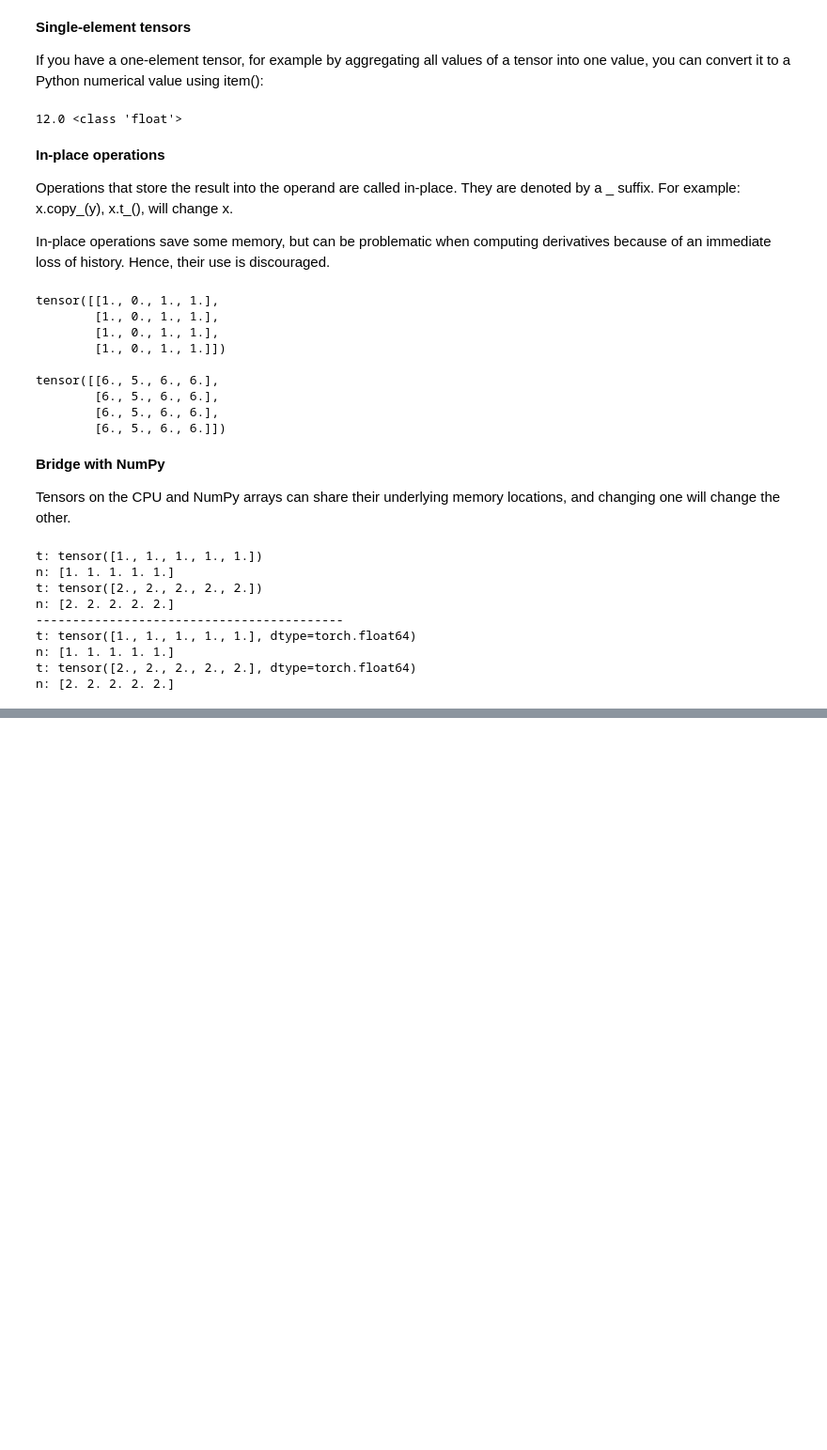
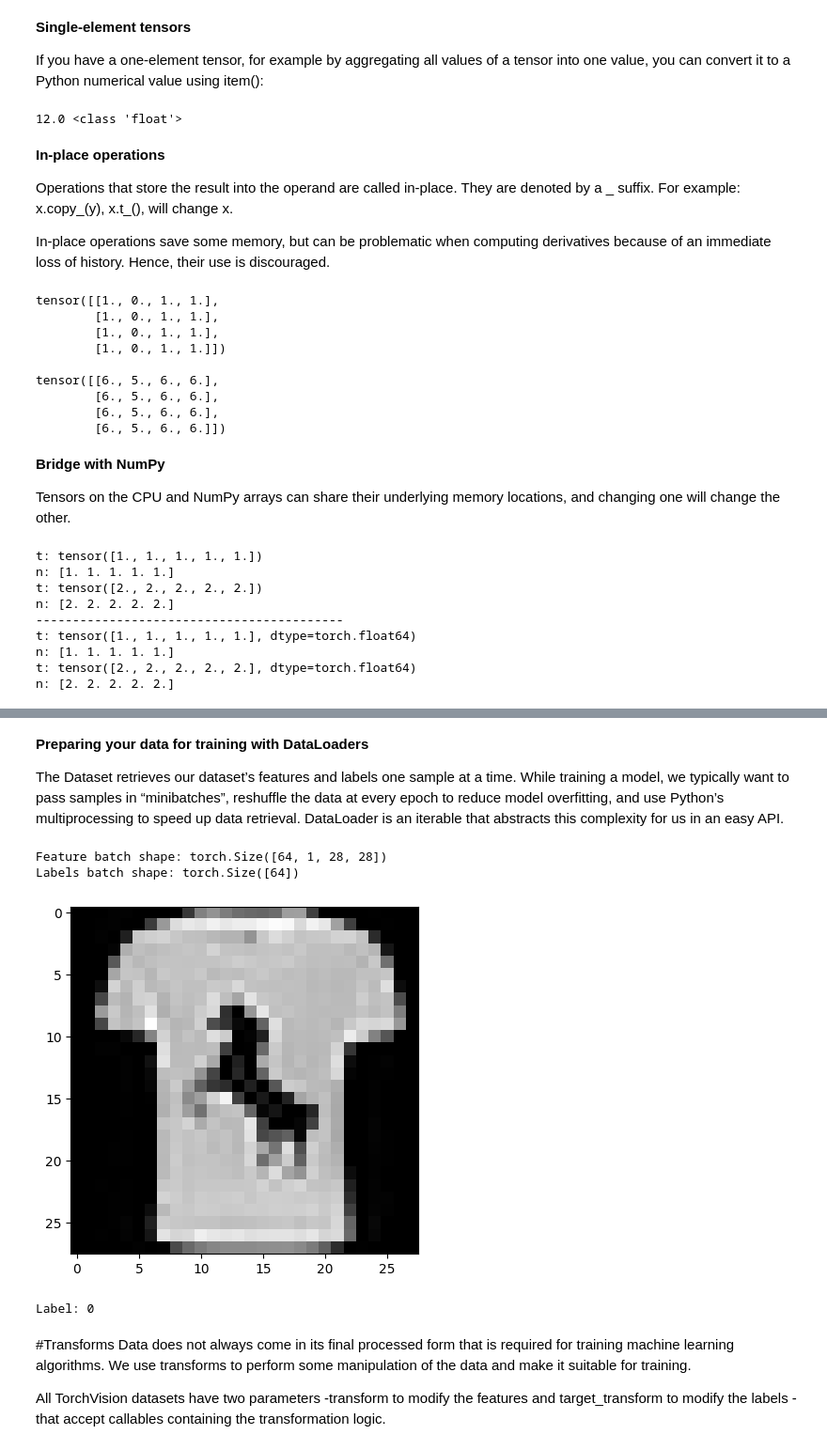
Before and after one commit to zahraamirinezhad/pytorch_training, a Jupyter notebook: pytorch_training.ipynb, the cells around one changed output, grey strips where cells are left out. Shown: that part at 94% size. Drawn from its saved outputs; the diff is of its cells as text; code cells hidden in the pictures; blank space fills up the shorter version.

```diff
--- a/pytorch_training.ipynb
+++ b/pytorch_training.ipynb
@@ -447,0 +454,27 @@ n: [2. 2. 2. 2. 2.]
+# %%
+# Loading a Dataset
+# Here is an example of how to load the Fashion-MNIST dataset from TorchVision. Fashion-MNIST is a dataset of Zalando’s article images consisting of 60,000 training examples and 10,000 test examples. Each example comprises a 28×28 grayscale image and an associated label from one of 10 classes.
+import torch
+from torch.utils.data import Dataset
+from torchvision import datasets
+from torchvision.transforms import ToTensor
+import matplotlib.pyplot as plt
+
+training_data = datasets.FashionMNIST(
+    root="data",
+    train=True,
+    download=True,
+    transform=ToTensor()
+)
+
+test_data = datasets.FashionMNIST(
+    root="data",
+    train=False,
+    download=True,
+    transform=ToTensor()
+)
+# We load the FashionMNIST Dataset with the following parameters:
+  # root is the path where the train/test data is stored,
+  # train specifies training or test dataset,
+  # download=True downloads the data from the internet if it’s not available at root.
+  # transform and target_transform specify the feature and label transformations
@@ -447,0 +522,32 @@ n: [2. 2. 2. 2. 2.]
+# %% [markdown]
+**Preparing your data for training with DataLoaders**
+
+The Dataset retrieves our dataset’s features and labels one sample at a time. While training a model, we typically want to pass samples in “minibatches”, reshuffle the data at every epoch to reduce model overfitting, and use Python’s multiprocessing to speed up data retrieval.
+DataLoader is an iterable that abstracts this complexity for us in an easy API.
+# %%
+from torch.utils.data import DataLoader
+
+train_dataloader = DataLoader(training_data, batch_size=64, shuffle=True)
+test_dataloader = DataLoader(test_data, batch_size=64, shuffle=True)
+
+# Iterate through the DataLoader
+# We have loaded that dataset into the DataLoader and can iterate through the dataset as needed. Each iteration below returns a batch of train_features and train_labels (containing batch_size=64 features and labels respectively). Because we specified shuffle=True, after we iterate over all batches the data is shuffled.
+# Display image and label.
+train_features, train_labels = next(iter(train_dataloader))
+print(f"Feature batch shape: {train_features.size()}")
+print(f"Labels batch shape: {train_labels.size()}")
+img = train_features[0].squeeze()
+label = train_labels[0]
+plt.imshow(img, cmap="gray")
+plt.show()
+print(f"Label: {label}")
+# %% [output]
+Feature batch shape: torch.Size([64, 1, 28, 28])
+Labels batch shape: torch.Size([64])
+[figure, added]
+Label: 0
+# %% [markdown]
+#Transforms
+Data does not always come in its final processed form that is required for training machine learning algorithms. We use transforms to perform some manipulation of the data and make it suitable for training.
+
+All TorchVision datasets have two parameters -transform to modify the features and target_transform to modify the labels - that accept callables containing the transformation logic.
```
Also changed, not shown: parts of 19 cells of this notebook.
